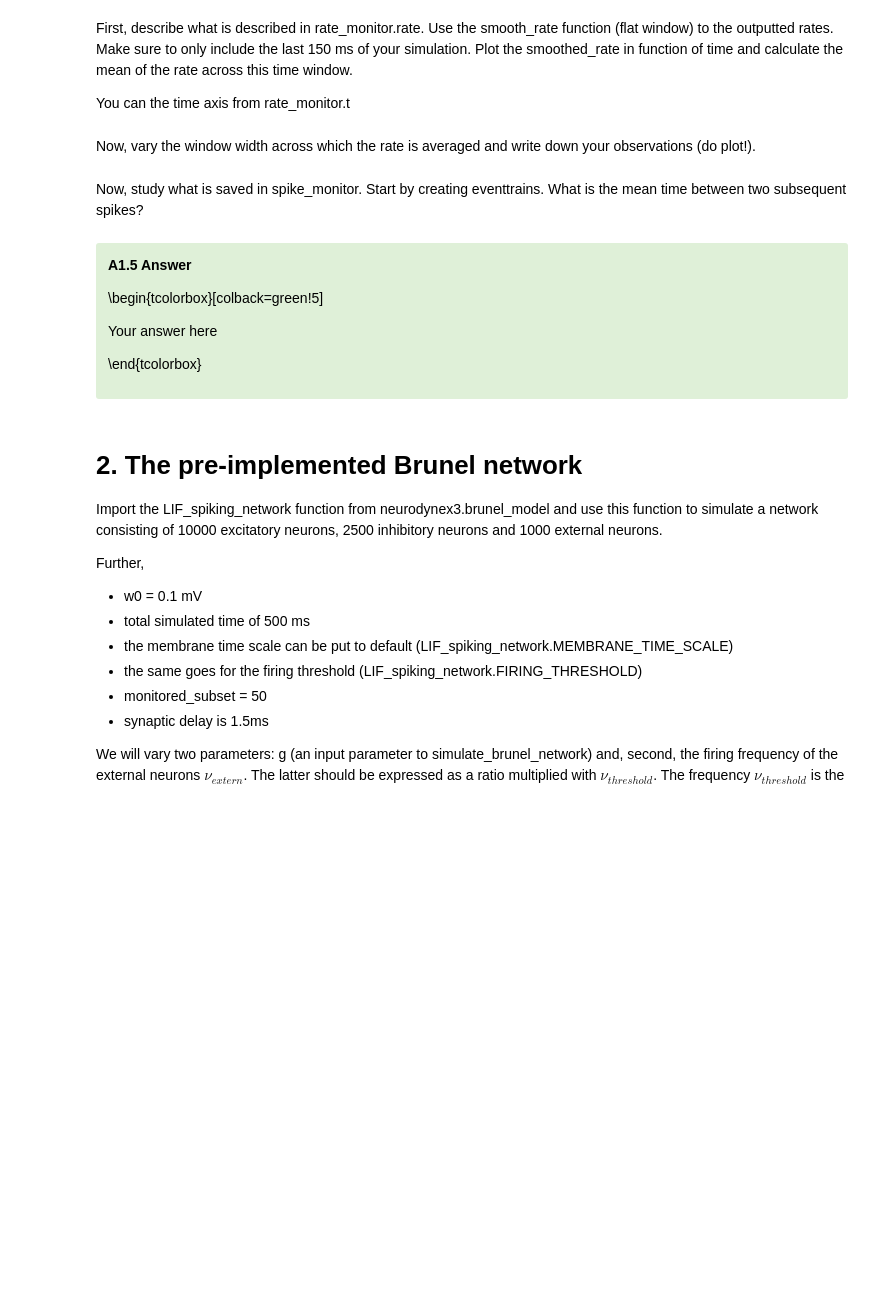
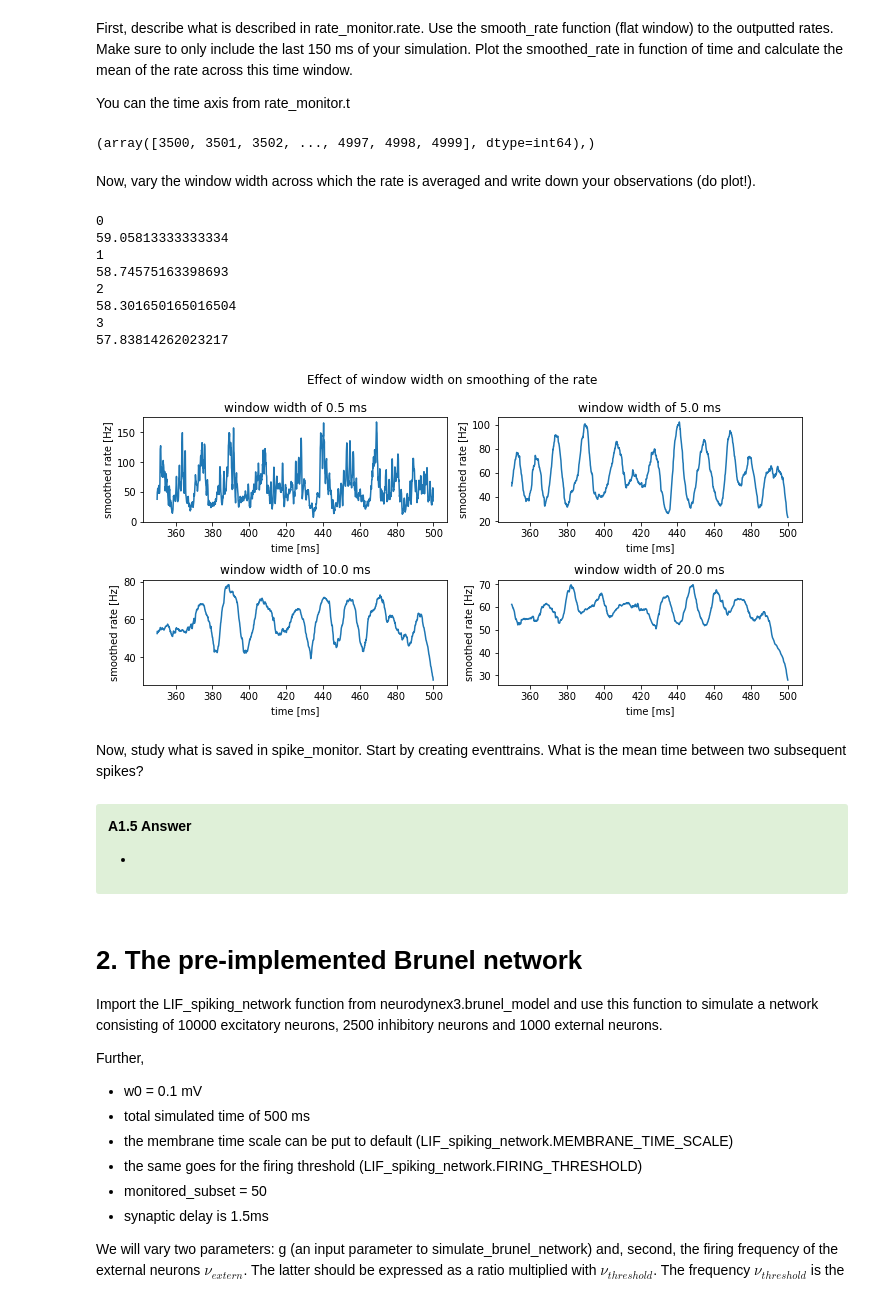
Before and after one commit to RobbeDeMuynck/CN_practicals, a Jupyter notebook: Module 3/Module3_Brunel_Group7.ipynb, the cells around one changed output. Saved outputs shown, nothing was run; the diff lists cells and outputs as text; code cells hidden in the pictures; blank space fills up the shorter version.

```diff
--- a/Module 3/Module3_Brunel_Group7.ipynb
+++ b/Module 3/Module3_Brunel_Group7.ipynb
@@ -147,7 +153,7 @@ voltage_monitor = StateMonitor(network, "v", record=idx_monitored_neurons)
 ## Step 1.5. Run the simulation
 Run the simulation for a total simulated time of 500 ms using the following line of code. Describe what is plotted.
 # %%
-sim_time=100.*b2.ms
+sim_time=500.*b2.ms
 b2.run(sim_time)
 # %%
 plot_tools.plot_network_activity(rate_monitor, spike_monitor, \
@@ -168,18 +172,40 @@ You can the time axis from rate_monitor.t
 # %%
 ts = rate_monitor.t / b2.ms
 t_min = 350; t_max = 500
+idx_rate = np.where((350 <= ts) & (ts <= 500))
+print(idx_rate)
+# %% [output]
+(array([3500, 3501, 3502, ..., 4997, 4998, 4999], dtype=int64),)
 # %% [markdown]
 Now, vary the window width across which the rate is averaged and write down your observations (do plot!).
 # %%
-window_widths = [0.5,5,10,20]*b2.ms;
+window_widths = [0.5,5,10,20]*b2.ms
 
-for i in range(0,4):
+fig, axs = plt.subplots(2, 2, figsize=(10, 5))
+fig.suptitle('Effect of window width on smoothing of the rate')
+
+for i in range(0, 4):
     print(i)
     smoothed_rates = rate_monitor.smooth_rate(window="flat", width=window_widths[i])/b2.Hz
-    plt.subplot(4,1,i+1)
-    plt.plot(ts[idx_rate],smoothed_rates[idx_rate])
+    axs[i//2, i%2].plot(ts[idx_rate], smoothed_rates[idx_rate])
+    axs[i//2, i%2].set_xlabel('time [ms]')
+    axs[i//2, i%2].set_ylabel('smoothed rate [Hz]')
+    axs[i//2, i%2].set_title(f'window width of {window_widths[i]*1000} ms')
 
     print(np.mean(smoothed_rates[idx_rate]))
+
+plt.tight_layout()
+plt.show()
+# %% [output]
+0
+59.05813333333334
+1
+58.74575163398693
+2
+58.301650165016504
+3
+57.83814262023217
+[figure, added]
 # %% [markdown]
 Now, study what is saved in spike_monitor. Start by creating eventtrains. What is the mean time between two subsequent spikes?
 # %%
@@ -192,11 +218,11 @@ eventtrains = spike_monitor.event_trains();
 
 **A1.5 Answer**
 
-\begin{tcolorbox}[colback=green!5]
+<!-- \begin{tcolorbox}[colback=green!5] -->
 
-Your answer here
+*
 
-\end{tcolorbox}
+<!-- \end{tcolorbox} -->
 
 </span>
 # %% [markdown]
```
Also changed, not shown: parts of 6 cells of this notebook.
